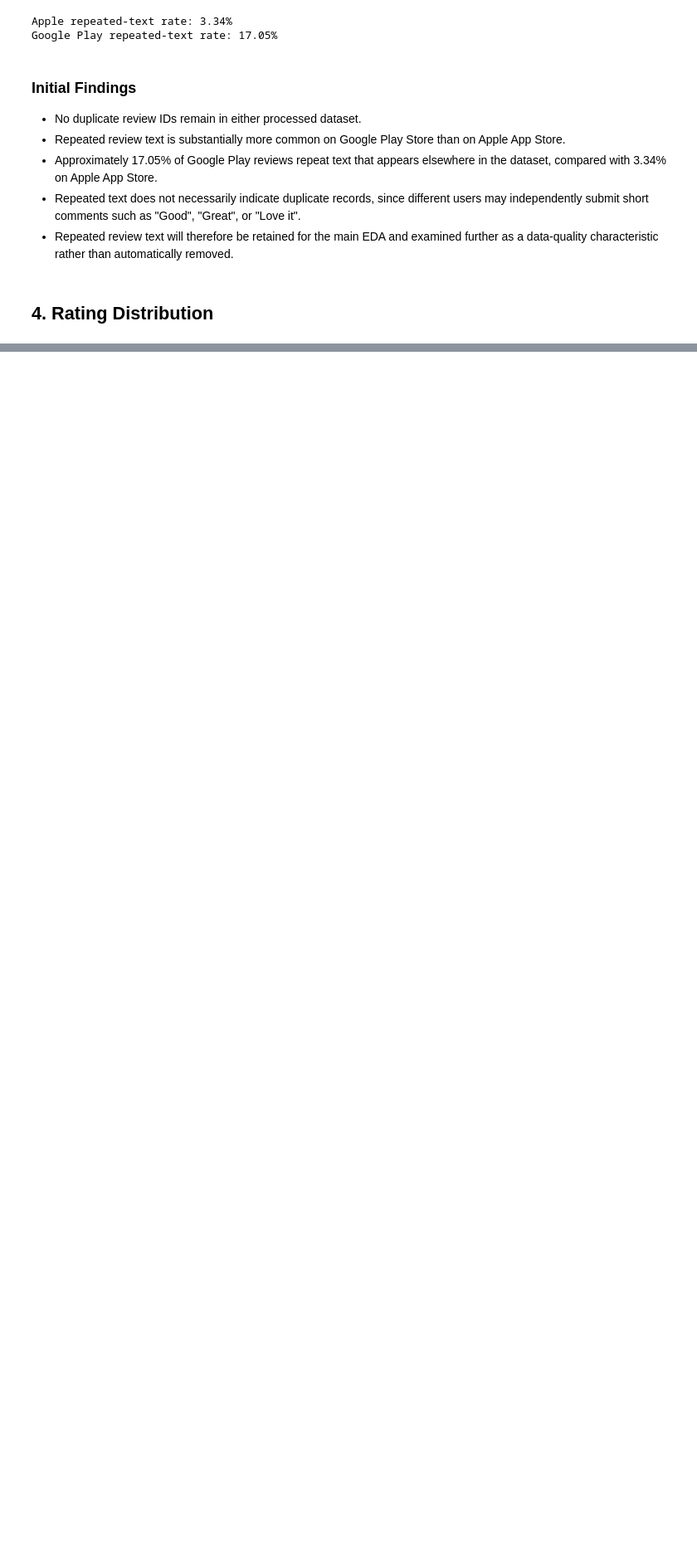
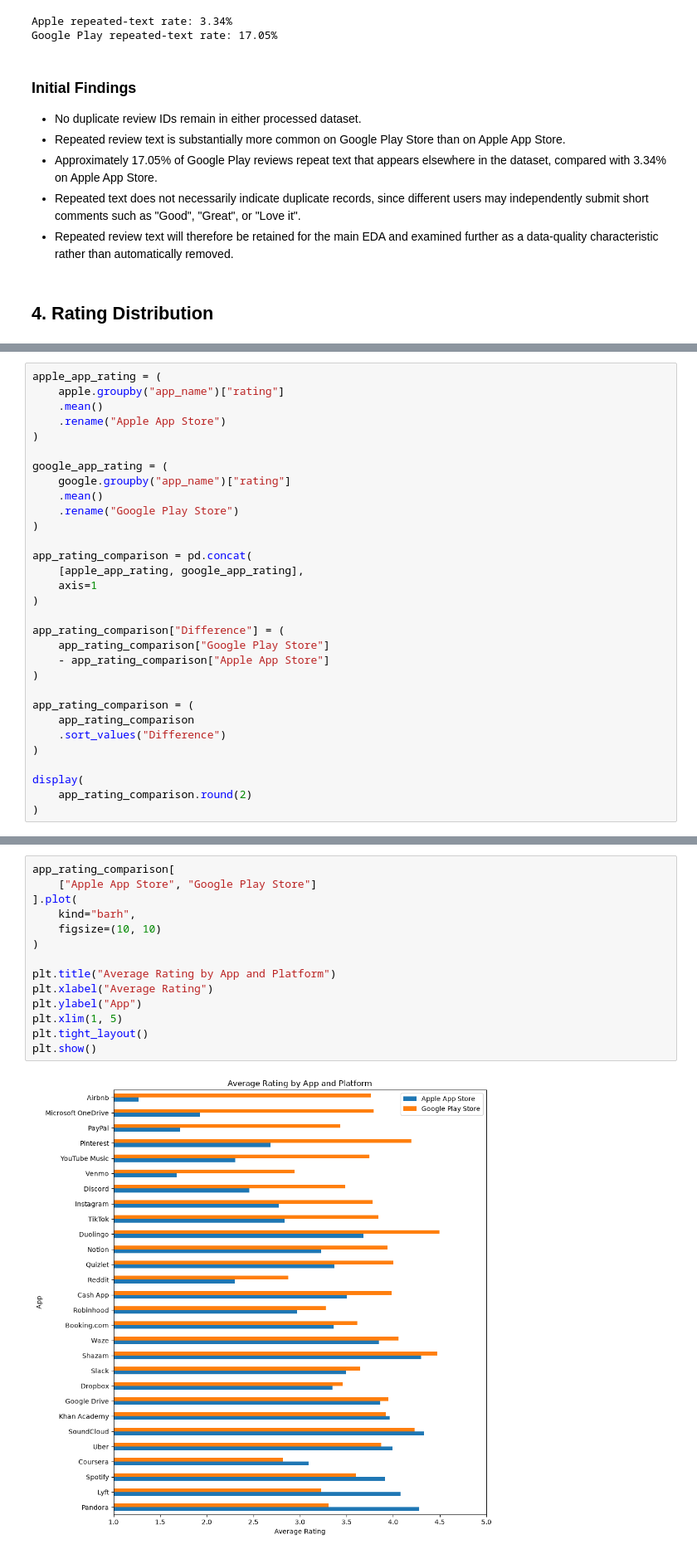
Before and after one commit to olizzh0105/review-data-source-analysis, a Jupyter notebook: notebooks/01_data_quality.ipynb, the cells around one changed output, grey strips where cells are left out. Shown at 83% size. Cells and saved outputs as stored; diff of their text form; blank space fills up the shorter version.

```diff
--- a/notebooks/01_data_quality.ipynb
+++ b/notebooks/01_data_quality.ipynb
@@ -186,0 +234,31 @@ display(rating_summary)
+# %%
+apple_app_rating = (
+    apple.groupby("app_name")["rating"]
+    .mean()
+    .rename("Apple App Store")
+)
+
+google_app_rating = (
+    google.groupby("app_name")["rating"]
+    .mean()
+    .rename("Google Play Store")
+)
+
+app_rating_comparison = pd.concat(
+    [apple_app_rating, google_app_rating],
+    axis=1
+)
+
+app_rating_comparison["Difference"] = (
+    app_rating_comparison["Google Play Store"]
+    - app_rating_comparison["Apple App Store"]
+)
+
+app_rating_comparison = (
+    app_rating_comparison
+    .sort_values("Difference")
+)
+
+display(
+    app_rating_comparison.round(2)
+)
@@ -186,0 +284,16 @@ display(rating_summary)
+# %%
+app_rating_comparison[
+    ["Apple App Store", "Google Play Store"]
+].plot(
+    kind="barh",
+    figsize=(10, 10)
+)
+
+plt.title("Average Rating by App and Platform")
+plt.xlabel("Average Rating")
+plt.ylabel("App")
+plt.xlim(1, 5)
+plt.tight_layout()
+plt.show()
+# %% [output]
+[figure, added]
```
Also changed, not shown: parts of 25 cells of this notebook.
